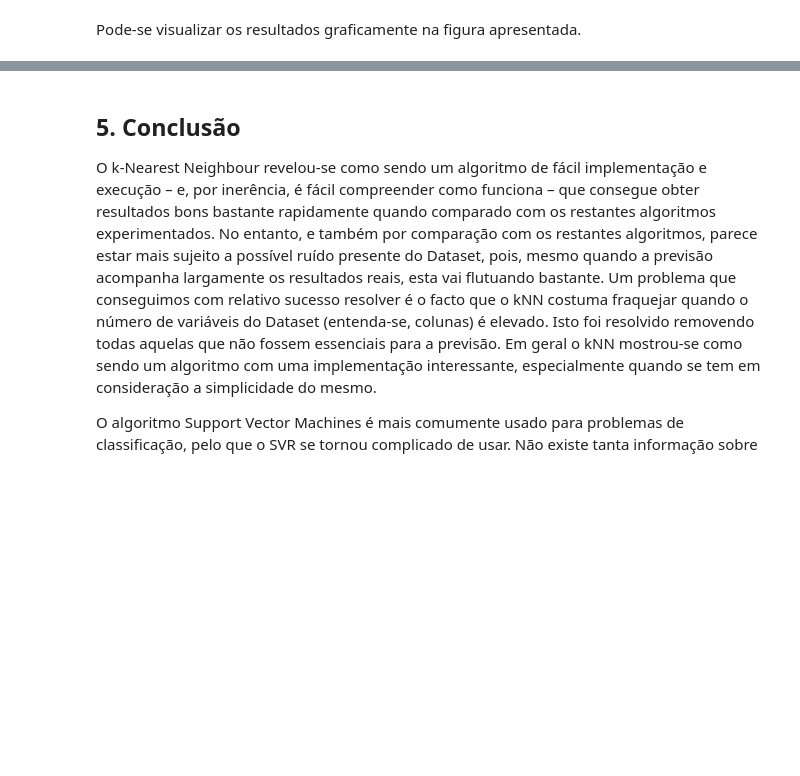
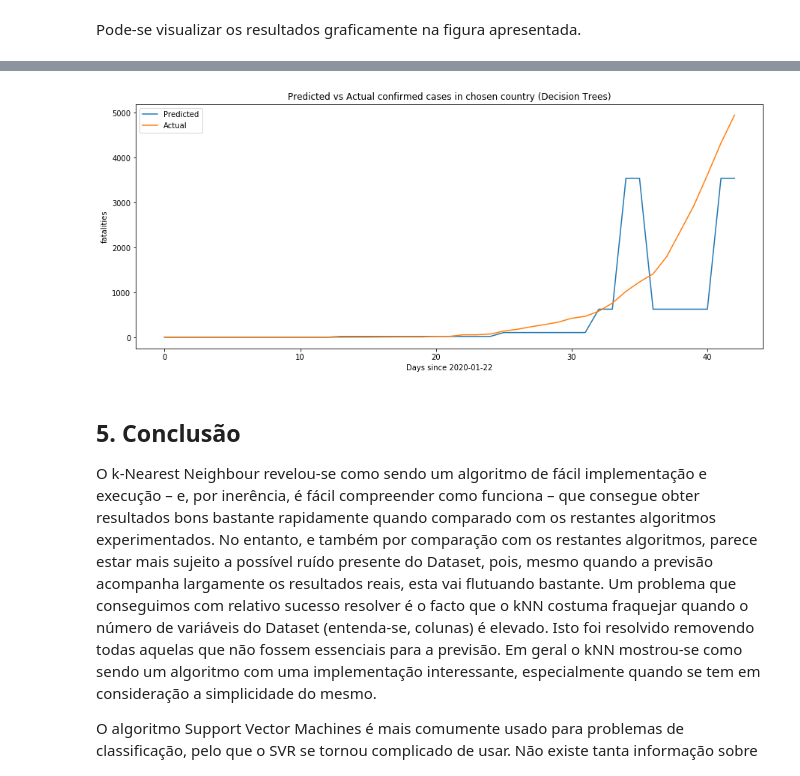
Before and after one commit to anamarisamacedo/FEUP-IART, a Jupyter notebook: TP2/notebook.ipynb, the cells around one changed output, grey strips where cells are left out. Cells and saved outputs as stored; diff of their text form; code cells hidden in the pictures; blank space fills up the shorter version.

Commit message:
Added fatalities prevision with dt

```diff
--- a/TP2/notebook.ipynb
+++ b/TP2/notebook.ipynb
@@ -981,0 +1013,14 @@ KnnGraph
+# %%
+%%time
+params = [{'max_features' : ['sqrt', 'log2'], 'splitter' : ['best', 'random'], 'random_state' : [1, 10, 100, 1000], 'min_samples_split' : [2, 3, 4, 5, 6, 7],
+          'min_samples_leaf' : [1, 2, 3, 4, 5], 'min_weight_fraction_leaf' : [0.1, 0.2, 0.3, 0.4],
+          'min_impurity_decrease' : [1, 2, 3, 4, 5, 6]}]
+regressor = tree.DecisionTreeRegressor()
+
+kfold = KFold(n_splits=10, random_state = 7, shuffle=True)
+
+model_DT = GridSearchCV(regressor, params, cv=kfold, scoring='r2')
+model_DT.fit(x_train,y_train.ravel())
+print(model_DT.best_estimator_)
+print('Melhor Score: {}' .format(model_DT.best_score_))
+print('Melhores parâmetros: {}'.format(model_DT.best_params_))
@@ -981,0 +1038,18 @@ KnnGraph
+# %%
+%%time
+# Preservar os dados reais
+solution = pred_country
+pred_country = pred_country.drop(['fatalities'], axis=1)
+
+#Prever
+predict = model_DT.predict(pred_country)
+pred_country['fatalities'] = predict
+
+error = mean_squared_error(solution['fatalities'],predict, squared=False)
+print("Mean Squared Error: ", error)
+
+fig = plt.figure(figsize=(15,6))
+sb.lineplot(x='passed_days', y='fatalities', label='Predicted', data=pred_country.groupby(['passed_days'], as_index=False)['fatalities'].sum())
+ax = sb.lineplot(x='passed_days', y='fatalities', label='Actual', data=solution.groupby(['passed_days'], as_index=False)['fatalities'].sum())
+ax = ax.set(xlabel='Days since 2020-01-22', ylabel='fatalities', title='Predicted vs Actual confirmed cases in chosen country (Decision Trees)')
+# %% [output]
@@ -982,3 +1059,4 @@ KnnGraph
+[figure, added]
 # %% [markdown]
 ## **5. Conclusão**
 
```
Also changed, not shown: parts of 25 cells of this notebook.
